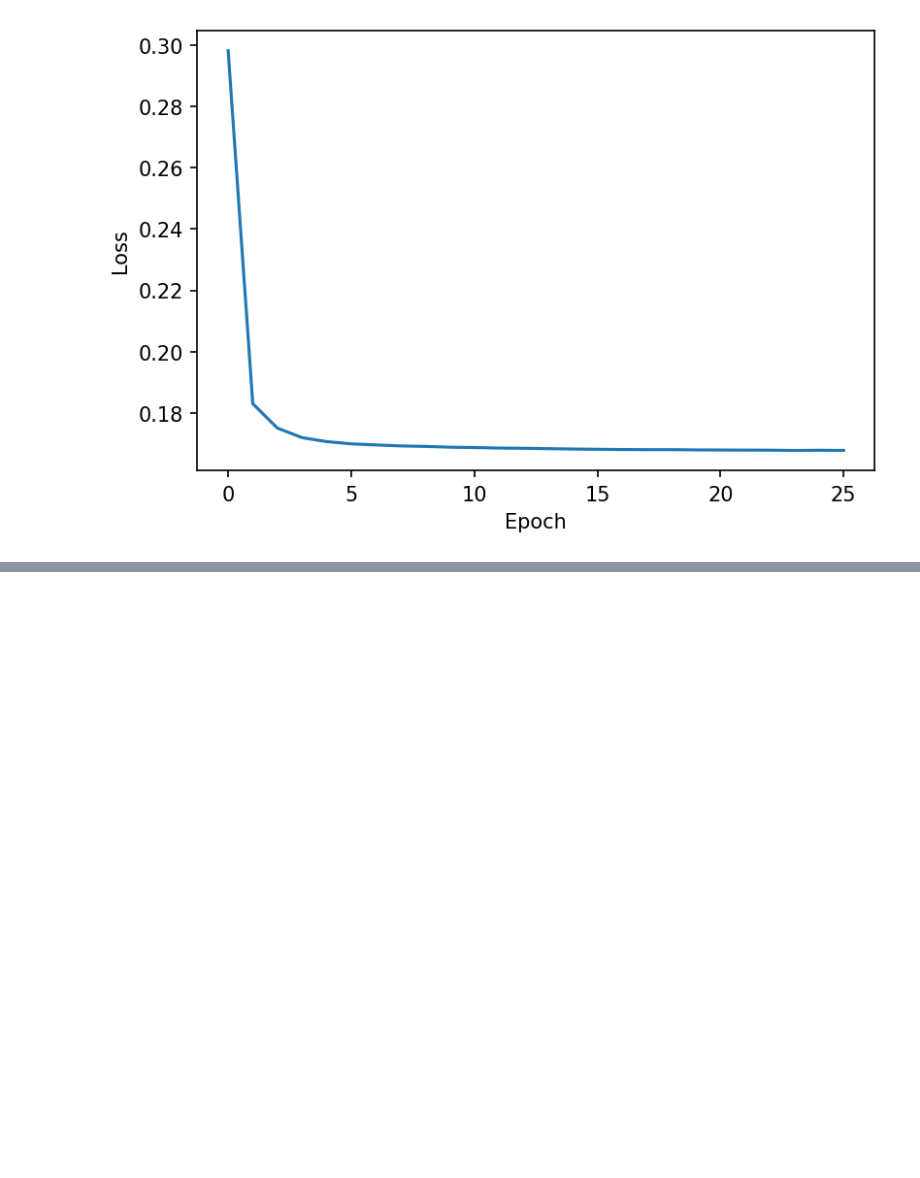
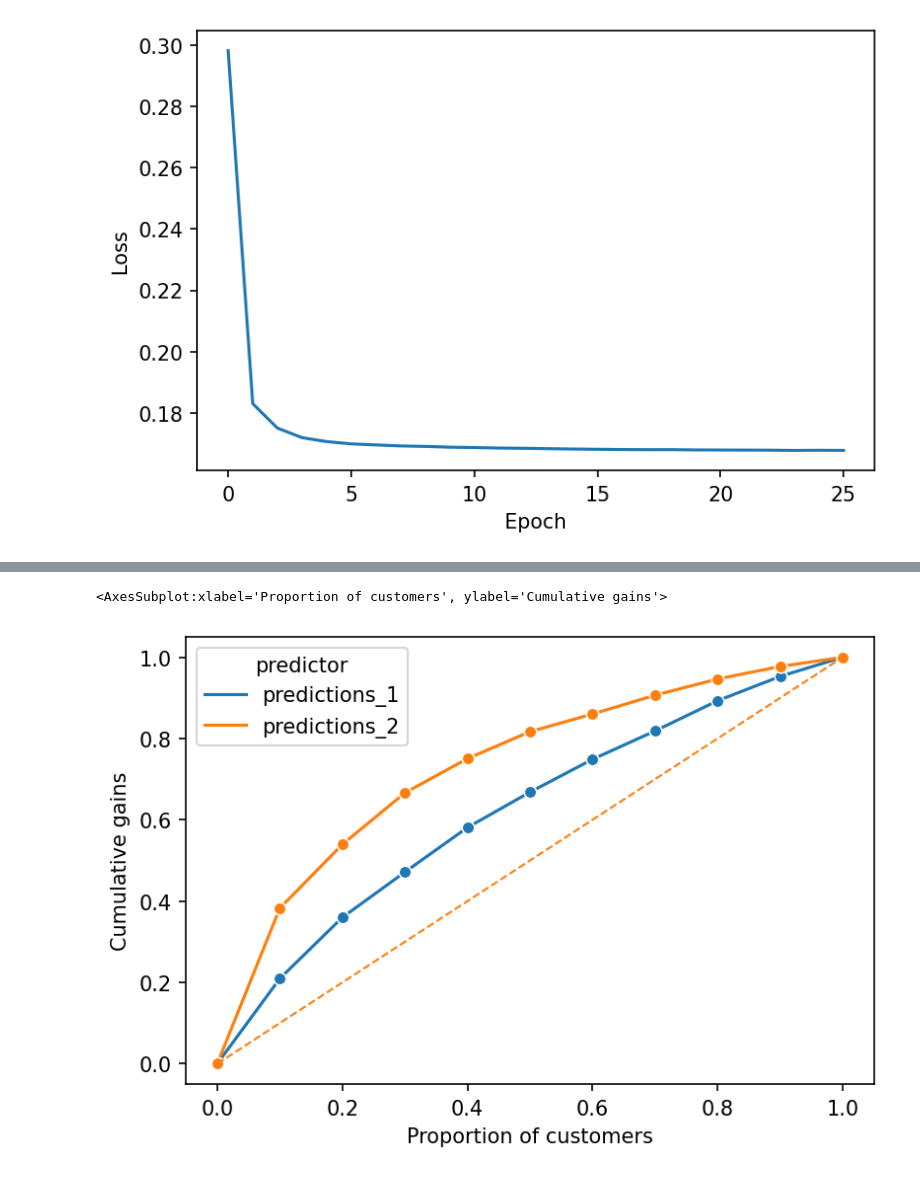
Before and after one commit to sauravjayan/Intuit-Quickbooks, a Jupyter notebook: sub-notebooks/Saurav.ipynb, the cells around one changed output, grey strips where cells are left out. Saved outputs shown, nothing was run; the diff lists cells and outputs as text; code cells hidden in the pictures; blank space fills up the shorter version.

```diff
--- a/sub-notebooks/Saurav.ipynb
+++ b/sub-notebooks/Saurav.ipynb
@@ -246,0 +394,7 @@ sns.lineplot(x = "Epoch",y = "Loss", data = df)
+# %%
+# Gains chart
+
+gains_plot(df=df,rvar='res1_yes',lev=1,pred=['predictions_1','predictions_2'])
+# %% [output]
+<AxesSubplot:xlabel='Proportion of customers', ylabel='Cumulative gains'>
+[figure, added]
```
Also changed, not shown: parts of 27 cells of this notebook.
